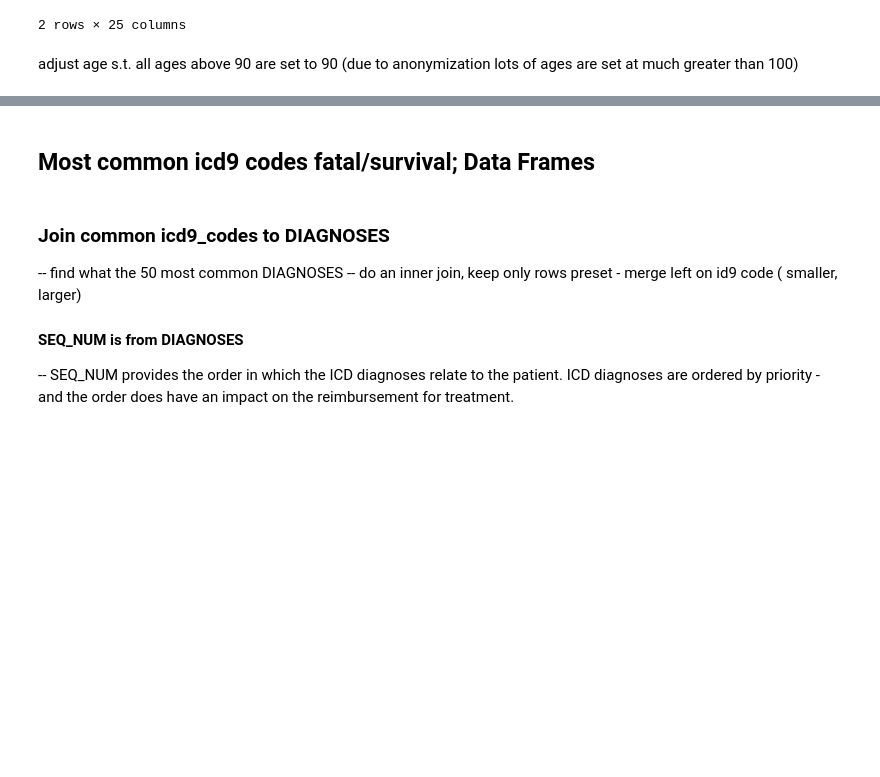
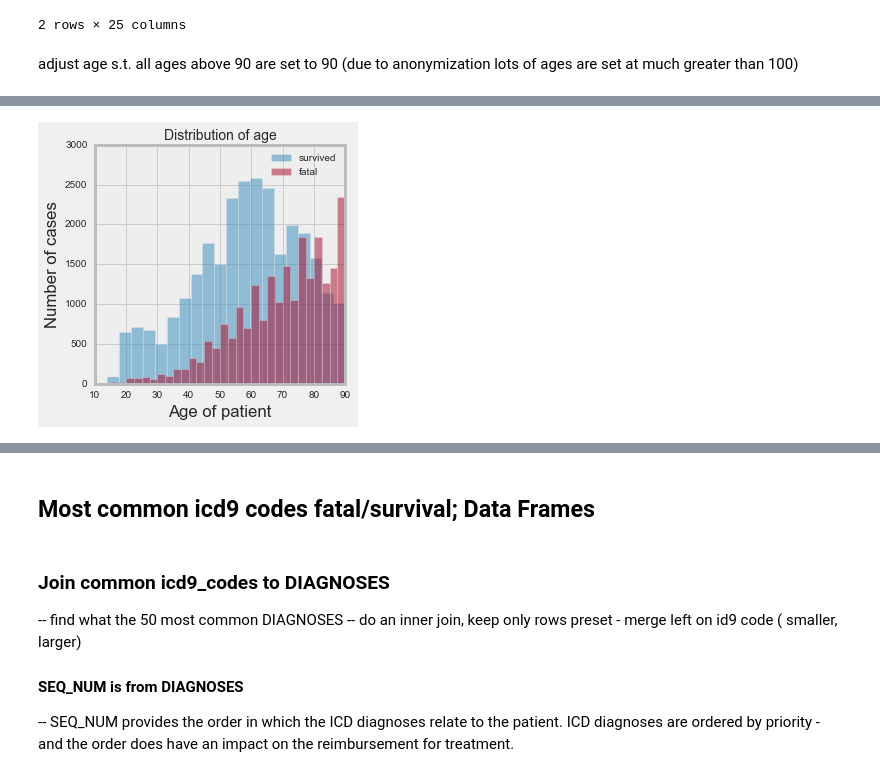
Before and after one commit to billiescodes/mortality_in_ICU, a Jupyter notebook: 01_ExploratoryAnalysis.ipynb, the cells around one changed output, grey strips where cells are left out. Drawn from its saved outputs; the diff is of its cells as text; code cells hidden in the pictures; blank space fills up the shorter version.

```diff
--- a/01_ExploratoryAnalysis.ipynb
+++ b/01_ExploratoryAnalysis.ipynb
@@ -193,15 +240,12 @@ survive_series = new_series[new_series>10]
 # %%
-#fig, ax = plt.subplots(2,1, figsize=(8,4))
+plt.style.use('bmh')
 plt.figure(figsize = (4,4))
-
-plt.hist(survive_series, bins=20,color='purple', alpha=0.5, label='survived')
+plt.hist(survive_series, bins=20, alpha=0.5, label='survived') #color='purple',
 plt.hist(fatal_series, bins=30,alpha=0.5, label = 'fatal')
-
-
 plt.title('Distribution of age', fontsize=14)
-plt.legend()
-plt.xlabel('Age of patient')
-plt.ylabel('Number of cases')
-plt.savefig('Age_dist')
+plt.legend(); plt.xlabel('Age of patient'); plt.ylabel('Number of cases');
+#plt.savefig('Age_dist')
+# %% [output]
+[figure, added]
 # %%
 # 0-M, 1-F
```
Also changed, not shown: parts of 21 cells of this notebook.
